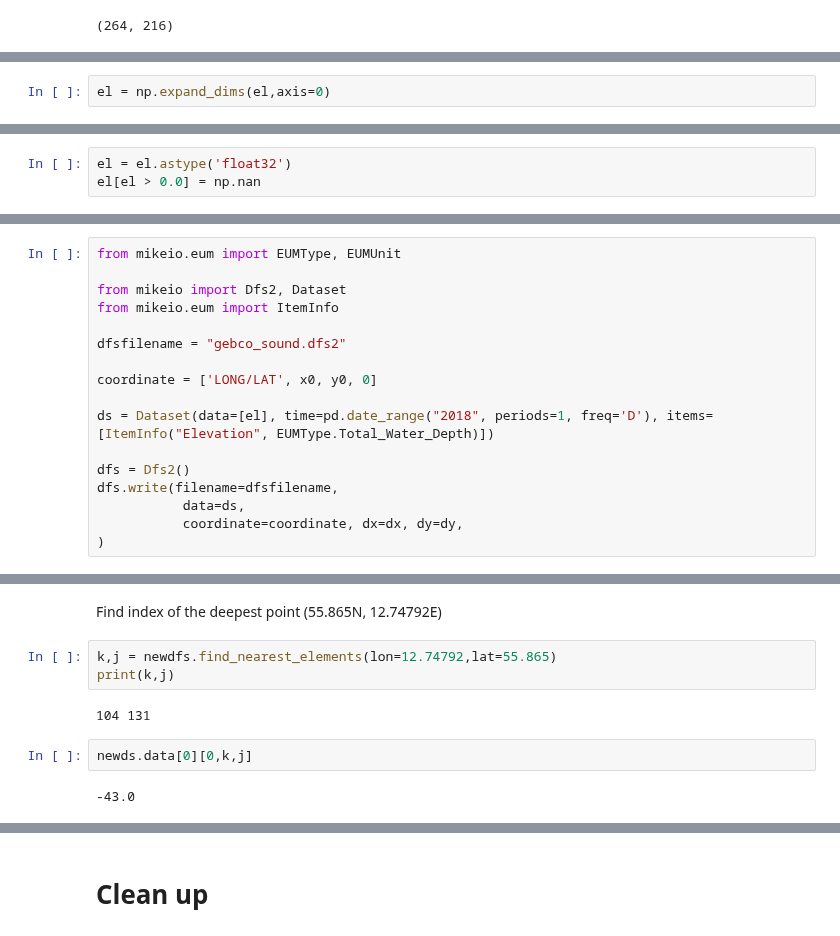
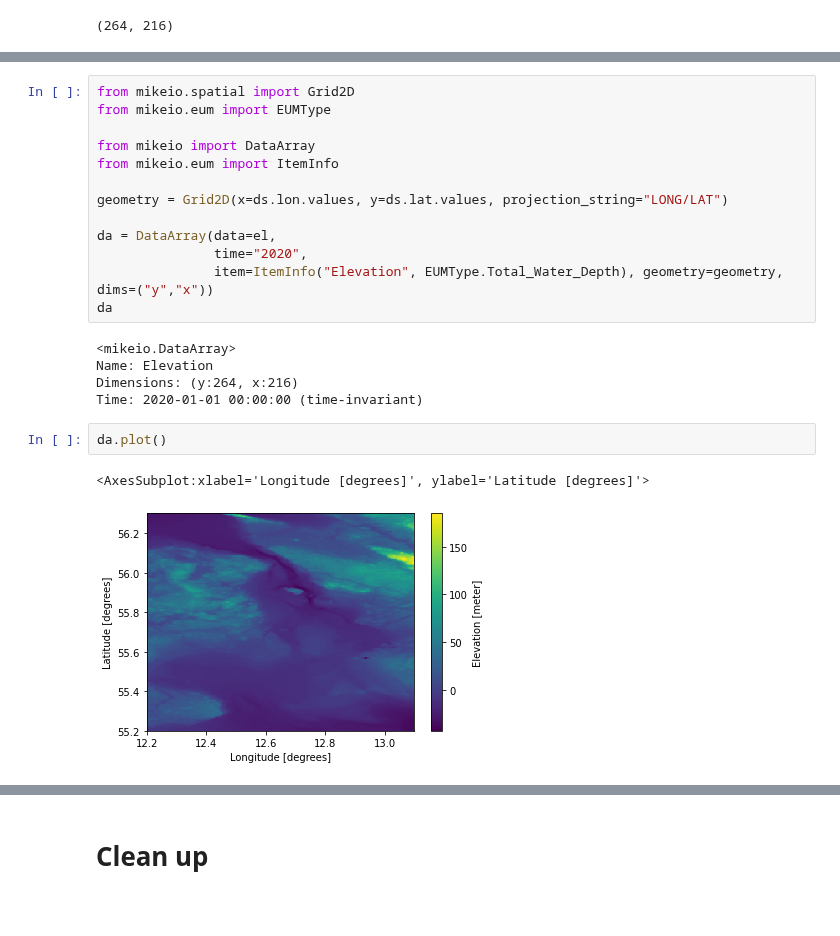
Before and after one commit to DHI/mikeio, a Jupyter notebook: notebooks/Dfs2 - Bathymetry.ipynb, the cells around one changed output, grey strips where cells are left out. Cells and saved outputs as stored; diff of their text form; blank space fills up the shorter version.

Commit message:
Grid2D origin

```diff
--- a/notebooks/Dfs2 - Bathymetry.ipynb
+++ b/notebooks/Dfs2 - Bathymetry.ipynb
@@ -61,2 +58,0 @@ Dfs2 need a time dimension even if it only has a single timestep.
-# %%
-el = np.expand_dims(el,axis=0)
@@ -66,3 +58,0 @@ Set land values to missing values
-# %%
-el = el.astype('float32')
-el[el > 0.0] = np.nan
@@ -102,17 +58,0 @@ x0, y0, nx, ny, dx, dy
-# %%
-from mikeio.eum import EUMType, EUMUnit
-
-from mikeio import Dfs2, Dataset
-from mikeio.eum import ItemInfo
-
-dfsfilename = "gebco_sound.dfs2"
-
-coordinate = ['LONG/LAT', x0, y0, 0]
-
-ds = Dataset(data=[el], time=pd.date_range("2018", periods=1, freq='D'), items=[ItemInfo("Elevation", EUMType.Total_Water_Depth)])
-
-dfs = Dfs2()
-dfs.write(filename=dfsfilename,
-           data=ds,
-           coordinate=coordinate, dx=dx, dy=dy,
-)
@@ -149,11 +59,23 @@ Text(0, 0.5, 'Latitude')
-# %% [markdown]
-Find index of the deepest point (55.865N, 12.74792E)
-# %%
-k,j = newdfs.find_nearest_elements(lon=12.74792,lat=55.865)
-print(k,j)
-# %% [output]
-104 131
-# %%
-newds.data[0][0,k,j]
-# %% [output]
--43.0
+# %%
+from mikeio.spatial import Grid2D
+from mikeio.eum import EUMType
+
+from mikeio import DataArray
+from mikeio.eum import ItemInfo
+
+geometry = Grid2D(x=ds.lon.values, y=ds.lat.values, projection_string="LONG/LAT")
+
+da = DataArray(data=el,
+               time="2020",
+               item=ItemInfo("Elevation", EUMType.Total_Water_Depth), geometry=geometry, dims=("y","x"))
+da
+# %% [output]
+<mikeio.DataArray>
+Name: Elevation
+Dimensions: (y:264, x:216)
+Time: 2020-01-01 00:00:00 (time-invariant)
+# %%
+da.plot()
+# %% [output]
+<AxesSubplot:xlabel='Longitude [degrees]', ylabel='Latitude [degrees]'>
+[figure, added]
```
Also changed, not shown: parts of 15 cells of this notebook, 3 other files.
